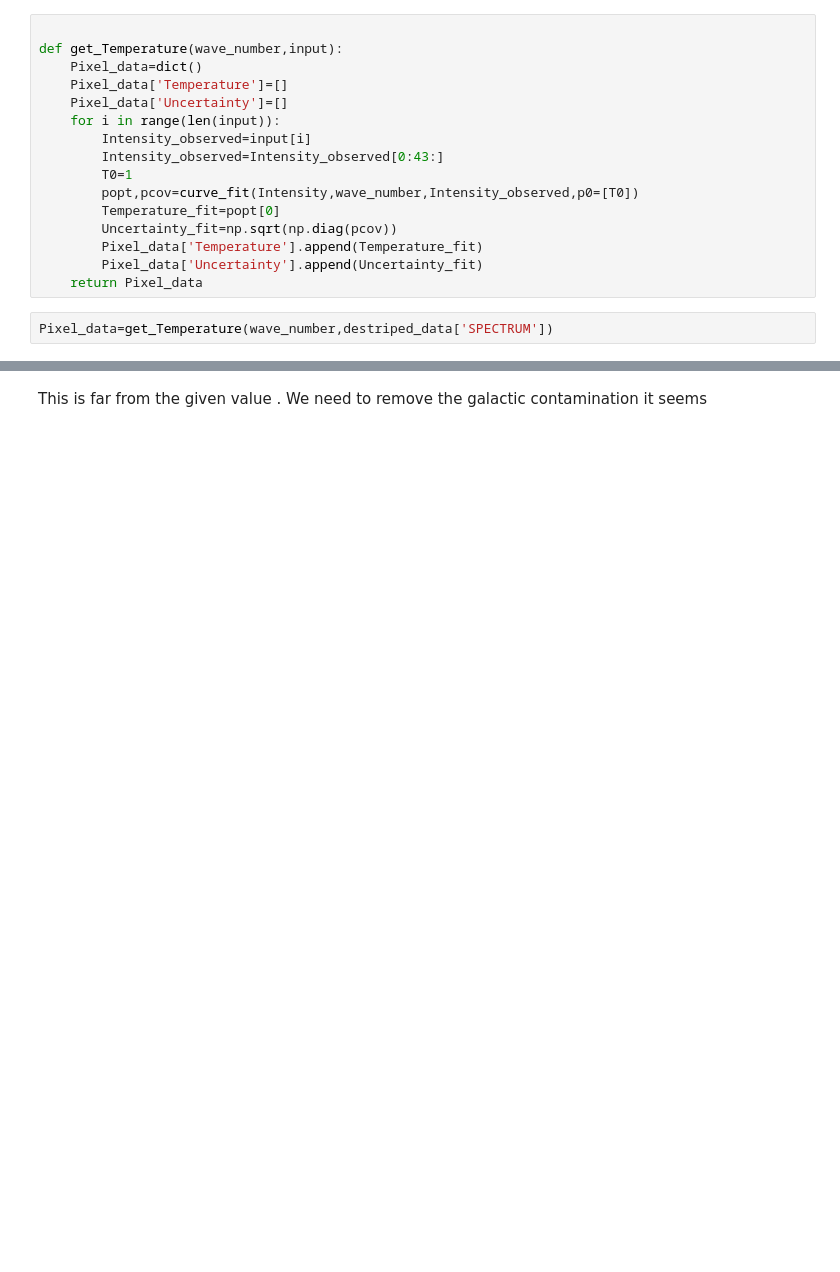
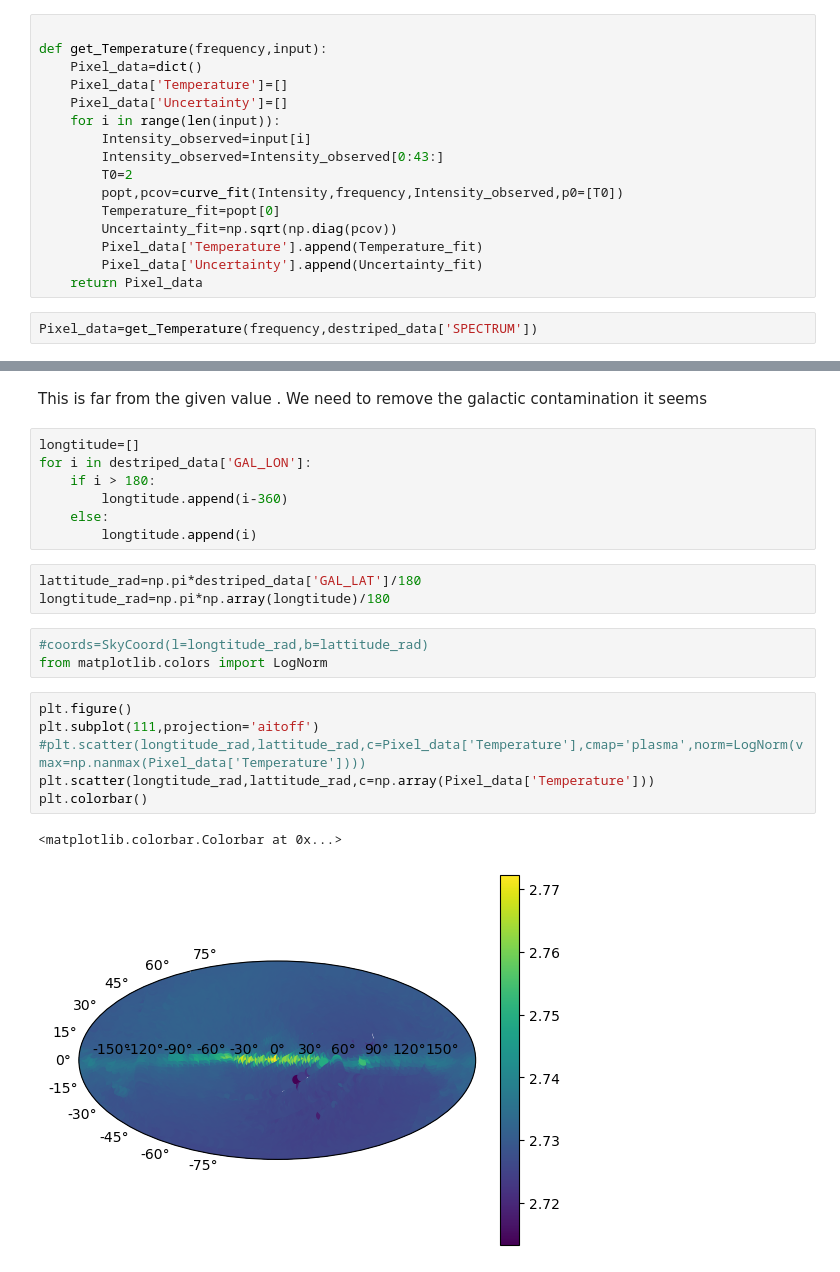
Before and after one commit to Soumomo/Motion-of-solar-system, a Jupyter notebook: Code/fits.ipynb, the cells around one changed output, grey strips where cells are left out. Saved outputs shown, nothing was run; the diff lists cells and outputs as text; blank space fills up the shorter version.

Commit message:
Refined project files

```diff
--- a/Code/fits.ipynb
+++ b/Code/fits.ipynb
@@ -58,21 +64,21 @@ wave_number=np.array(wave_number)
 # %%
 
-def get_Temperature(wave_number,input):
+def get_Temperature(frequency,input):
     Pixel_data=dict()
     Pixel_data['Temperature']=[]
     Pixel_data['Uncertainty']=[]
     for i in range(len(input)):
         Intensity_observed=input[i]
         Intensity_observed=Intensity_observed[0:43:]
-        T0=1
-        popt,pcov=curve_fit(Intensity,wave_number,Intensity_observed,p0=[T0])
+        T0=2
+        popt,pcov=curve_fit(Intensity,frequency,Intensity_observed,p0=[T0])
         Temperature_fit=popt[0]
         Uncertainty_fit=np.sqrt(np.diag(pcov))
         Pixel_data['Temperature'].append(Temperature_fit)
         Pixel_data['Uncertainty'].append(Uncertainty_fit)
     return Pixel_data
 # %%
-Pixel_data=get_Temperature(wave_number,destriped_data['SPECTRUM'])
+Pixel_data=get_Temperature(frequency,destriped_data['SPECTRUM'])
 # %%
 avg_temperature=np.sum(Pixel_data['Temperature'])/len(Pixel_data['Temperature'])
 avg_uncertainty=np.sum(Pixel_data['Uncertainty'])/len(Pixel_data['Uncertainty'])
@@ -82,2 +92,24 @@ T = 2.772 + 0.003 K
 # %% [markdown]
 This is far from the given value . We need to remove the galactic contamination it seems
+# %%
+longtitude=[]
+for i in destriped_data['GAL_LON']:
+    if i > 180:
+        longtitude.append(i-360)
+    else:
+        longtitude.append(i)
+# %%
+lattitude_rad=np.pi*destriped_data['GAL_LAT']/180
+longtitude_rad=np.pi*np.array(longtitude)/180
+# %%
+#coords=SkyCoord(l=longtitude_rad,b=lattitude_rad)
+from matplotlib.colors import LogNorm
+# %%
+plt.figure()
+plt.subplot(111,projection='aitoff')
+#plt.scatter(longtitude_rad,lattitude_rad,c=Pixel_data['Temperature'],cmap='plasma',norm=LogNorm(vmax=np.nanmax(Pixel_data['Temperature'])))
+plt.scatter(longtitude_rad,lattitude_rad,c=np.array(Pixel_data['Temperature']))
+plt.colorbar()
+# %% [output]
+<matplotlib.colorbar.Colorbar at 0x...>
+[figure, added]
```
Also changed, not shown: parts of 24 cells of this notebook, 7 other files.
